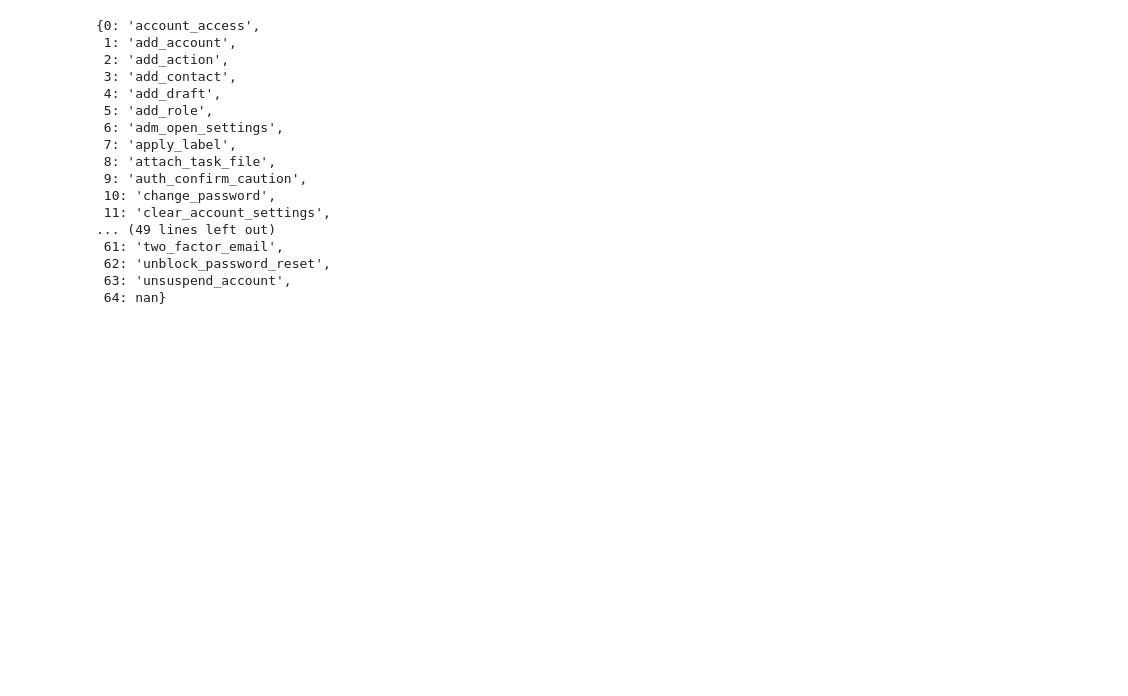
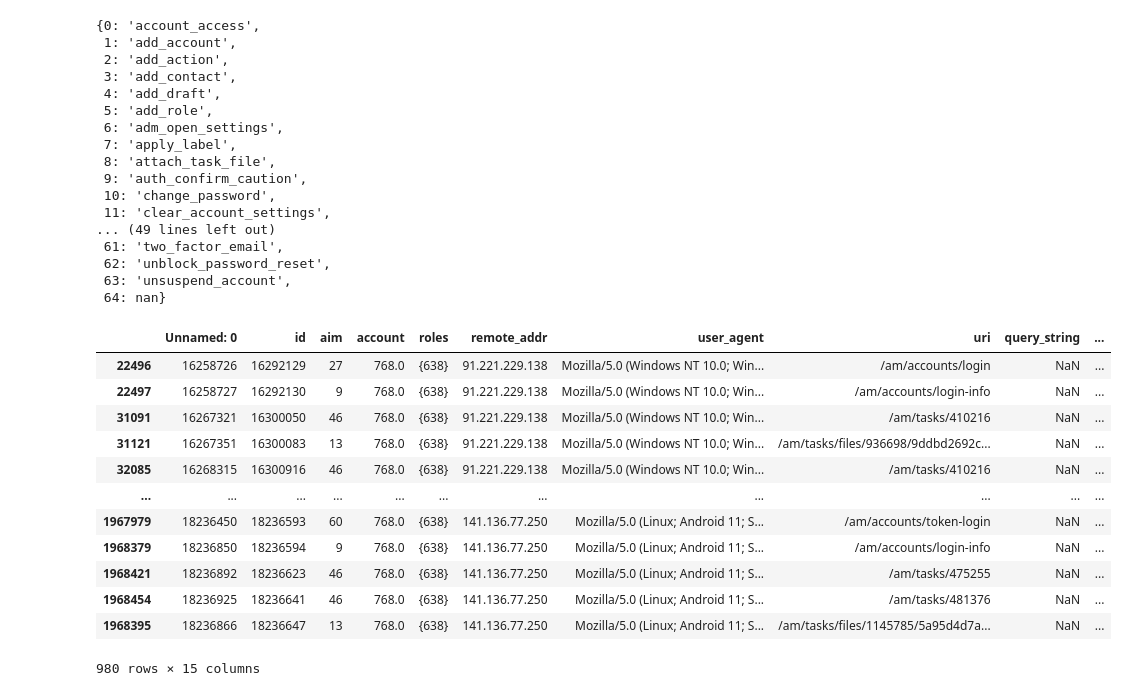
Before and after one commit to TadSas/UBA, a Jupyter notebook: User_pattern_detection.ipynb, the cells around one changed output. Cells and saved outputs as stored; diff of their text form; code cells hidden in the pictures; blank space fills up the shorter version.

```diff
--- a/User_pattern_detection.ipynb
+++ b/User_pattern_detection.ipynb
@@ -50,3 +61,20 @@ mapping
  62: 'unblock_password_reset',
  63: 'unsuspend_account',
  64: nan}
+# %%
+user_df = Q2_2021[Q2_2021['account'] == 768].sort_values('at')
+user_df
+# %% [output]
+|  | Unnamed: 0 | id | aim | account | roles | remote_addr | user_agent | uri | query_string | ... |
+| 22496 | 16258726 | 16292129 | 27 | 768.0 | {638} | 91.221.229.138 | Mozilla/5.0 (Windows NT 10.0; Win... | /am/accounts/login | NaN | ... |
+| 22497 | 16258727 | 16292130 | 9 | 768.0 | {638} | 91.221.229.138 | Mozilla/5.0 (Windows NT 10.0; Win... | /am/accounts/login-info | NaN | ... |
+| 31091 | 16267321 | 16300050 | 46 | 768.0 | {638} | 91.221.229.138 | Mozilla/5.0 (Windows NT 10.0; Win... | /am/tasks/410216 | NaN | ... |
+| 31121 | 16267351 | 16300083 | 13 | 768.0 | {638} | 91.221.229.138 | Mozilla/5.0 (Windows NT 10.0; Win... | /am/tasks/files/936698/9ddbd2692c... | NaN | ... |
+| 32085 | 16268315 | 16300916 | 46 | 768.0 | {638} | 91.221.229.138 | Mozilla/5.0 (Windows NT 10.0; Win... | /am/tasks/410216 | NaN | ... |
+| ... | ... | ... | ... | ... | ... | ... | ... | ... | ... | ... |
+| 1967979 | 18236450 | 18236593 | 60 | 768.0 | {638} | 141.136.77.250 | Mozilla/5.0 (Linux; Android 11; S... | /am/accounts/token-login | NaN | ... |
+| 1968379 | 18236850 | 18236594 | 9 | 768.0 | {638} | 141.136.77.250 | Mozilla/5.0 (Linux; Android 11; S... | /am/accounts/login-info | NaN | ... |
+| 1968421 | 18236892 | 18236623 | 46 | 768.0 | {638} | 141.136.77.250 | Mozilla/5.0 (Linux; Android 11; S... | /am/tasks/475255 | NaN | ... |
+| 1968454 | 18236925 | 18236641 | 46 | 768.0 | {638} | 141.136.77.250 | Mozilla/5.0 (Linux; Android 11; S... | /am/tasks/481376 | NaN | ... |
+| 1968395 | 18236866 | 18236647 | 13 | 768.0 | {638} | 141.136.77.250 | Mozilla/5.0 (Linux; Android 11; S... | /am/tasks/files/1145785/5a95d4d7a... | NaN | ... |
+980 rows × 15 columns
```
Also changed, not shown: parts of 8 cells of this notebook, 2 other files.
